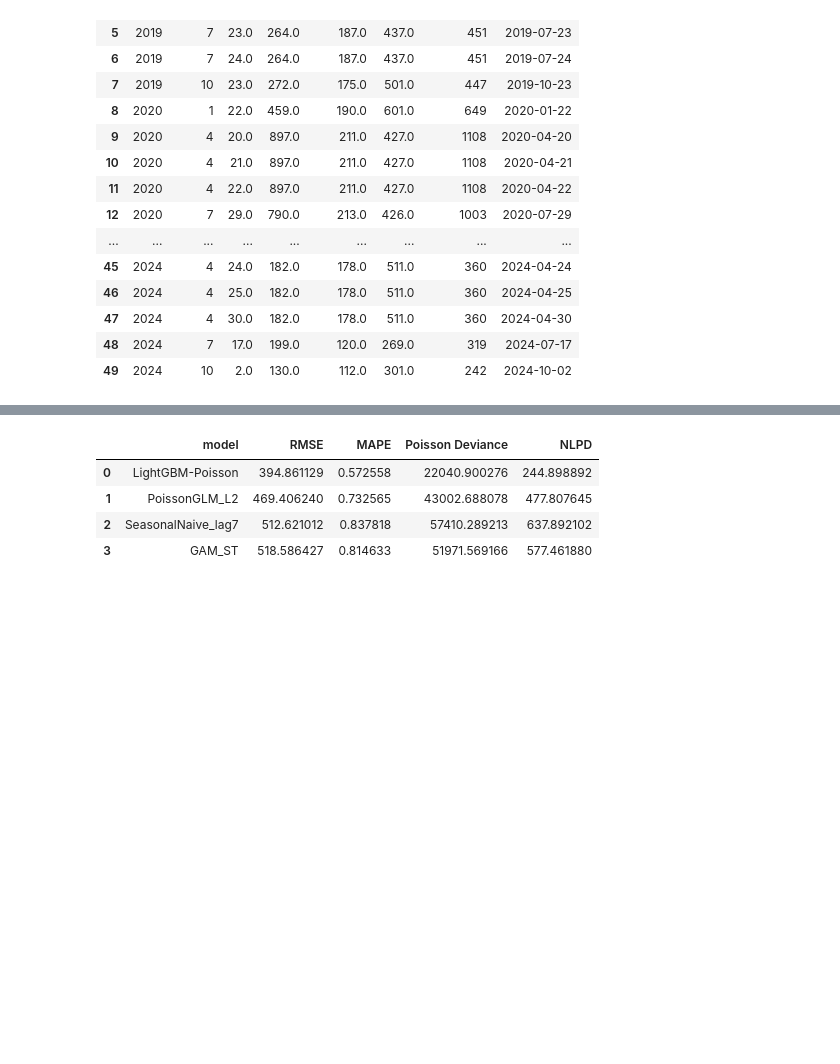
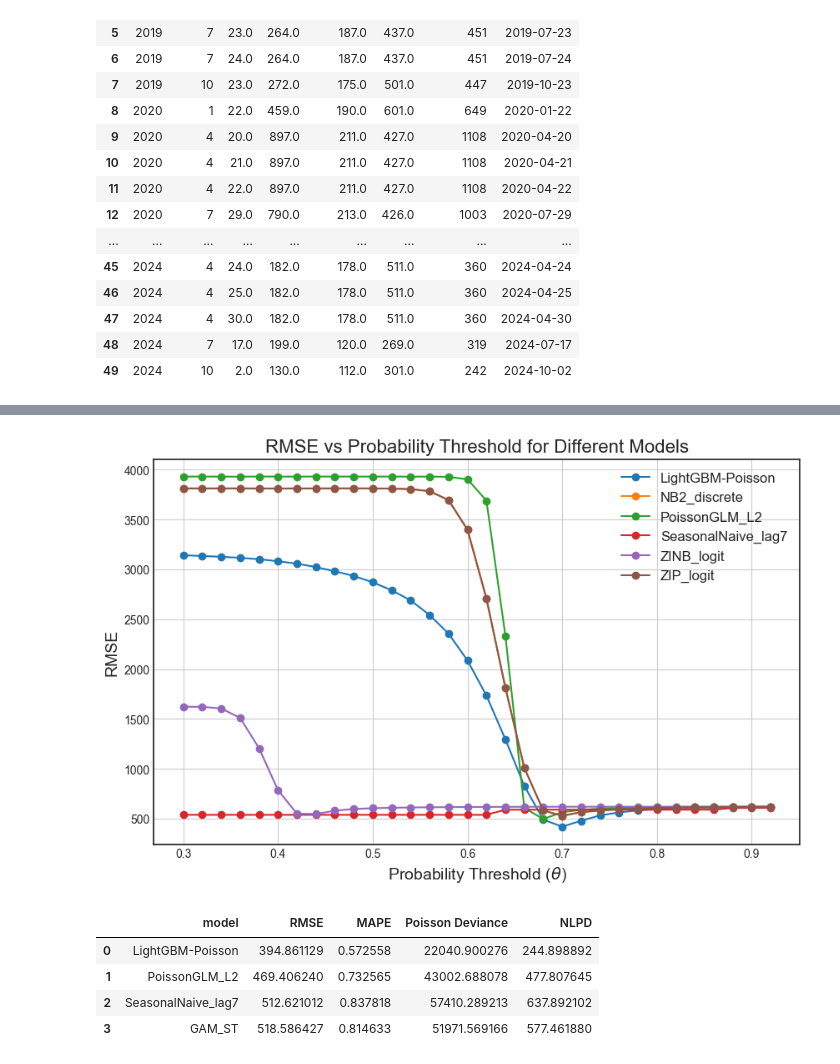
Before and after one commit to yilmajung/HOMELESSSTUDY_EPJDS_2025_v2, a Jupyter notebook: compare_w_baseline_visualize2.ipynb, the cells around one changed output, grey strips where cells are left out. Cells and saved outputs as stored; diff of their text form; code cells hidden in the pictures; blank space fills up the shorter version.

```diff
--- a/compare_w_baseline_visualize2.ipynb
+++ b/compare_w_baseline_visualize2.ipynb
@@ -326,0 +204,4 @@ plt.show()
+# %%
+# Load Naive and GLM predictions for comparison
+df_best = pd.read_csv('/Users/wooyongjung/Documents/WJ_Projects/HOMELESSSTUDY_EPJDS_2025_v2/data/gam_final2_city_metrics_threshold_sweep_stvgpstyle.csv')
+df_best.head()
@@ -327,3 +215,18 @@ plt.show()
+# %%
+# Create a plot for p_thresh vs RMSE for different models
+plt.figure(figsize=(10, 6))
+for model in df_best['model'].unique():
+    df_model = df_best[df_best['model'] == model]
+    plt.plot(df_model['p_thresh'], df_model['RMSE'], marker='o', label=model)
+
+plt.xlabel('Probability Threshold ($\\theta$)', fontsize=14)
+plt.ylabel('RMSE', fontsize=14)
+plt.title('RMSE vs Probability Threshold for Different Models', fontsize=16)
+plt.legend(fontsize=12)
+plt.grid(True)
+plt.show()
+# %% [output]
+[figure, added]
 # %%
 # Calculate RMSE, MAPE, Poisson Deviance, and NLPD for each model in the baseline dataset
 from sklearn.metrics import mean_squared_error, mean_absolute_percentage_error
```
Also changed, not shown: parts of 19 cells of this notebook, 2 other files.
